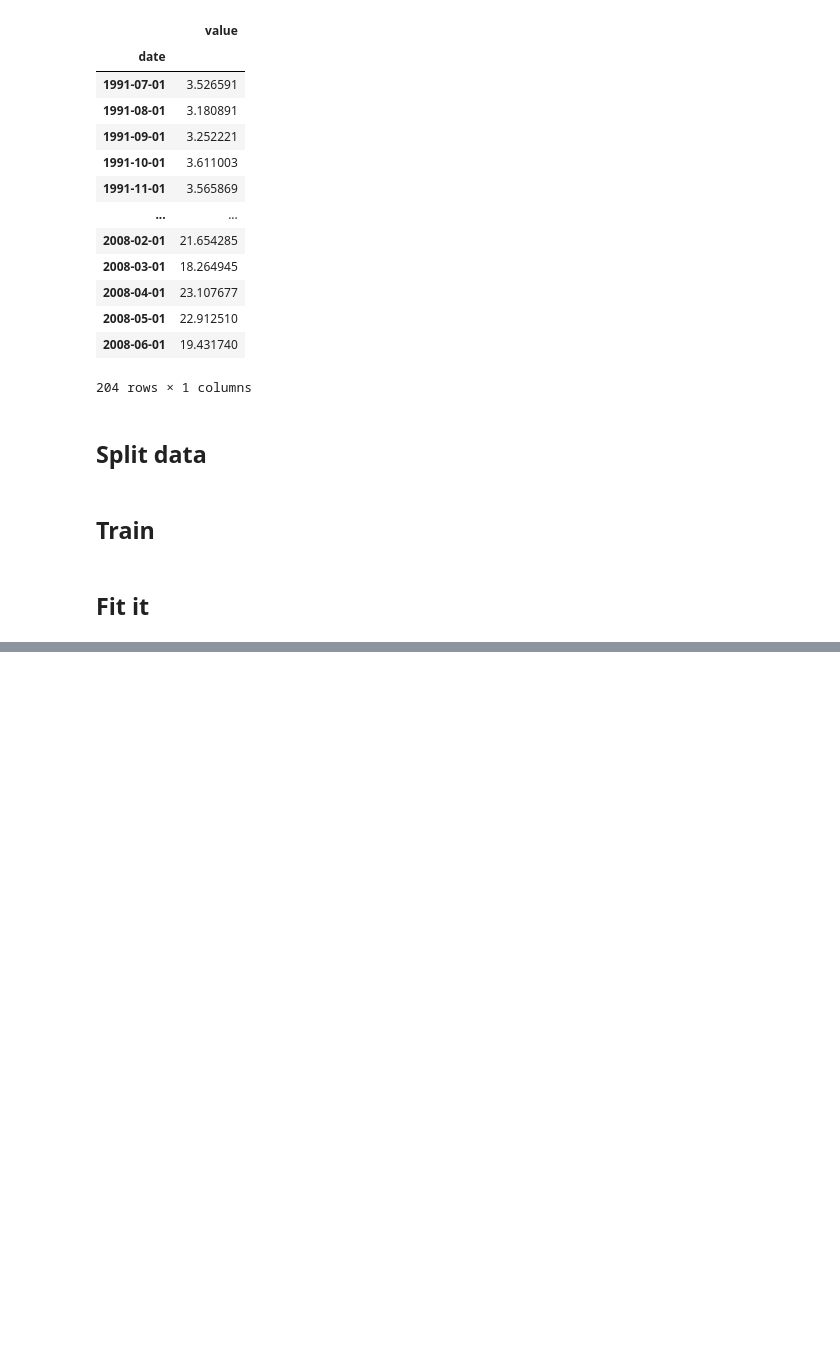
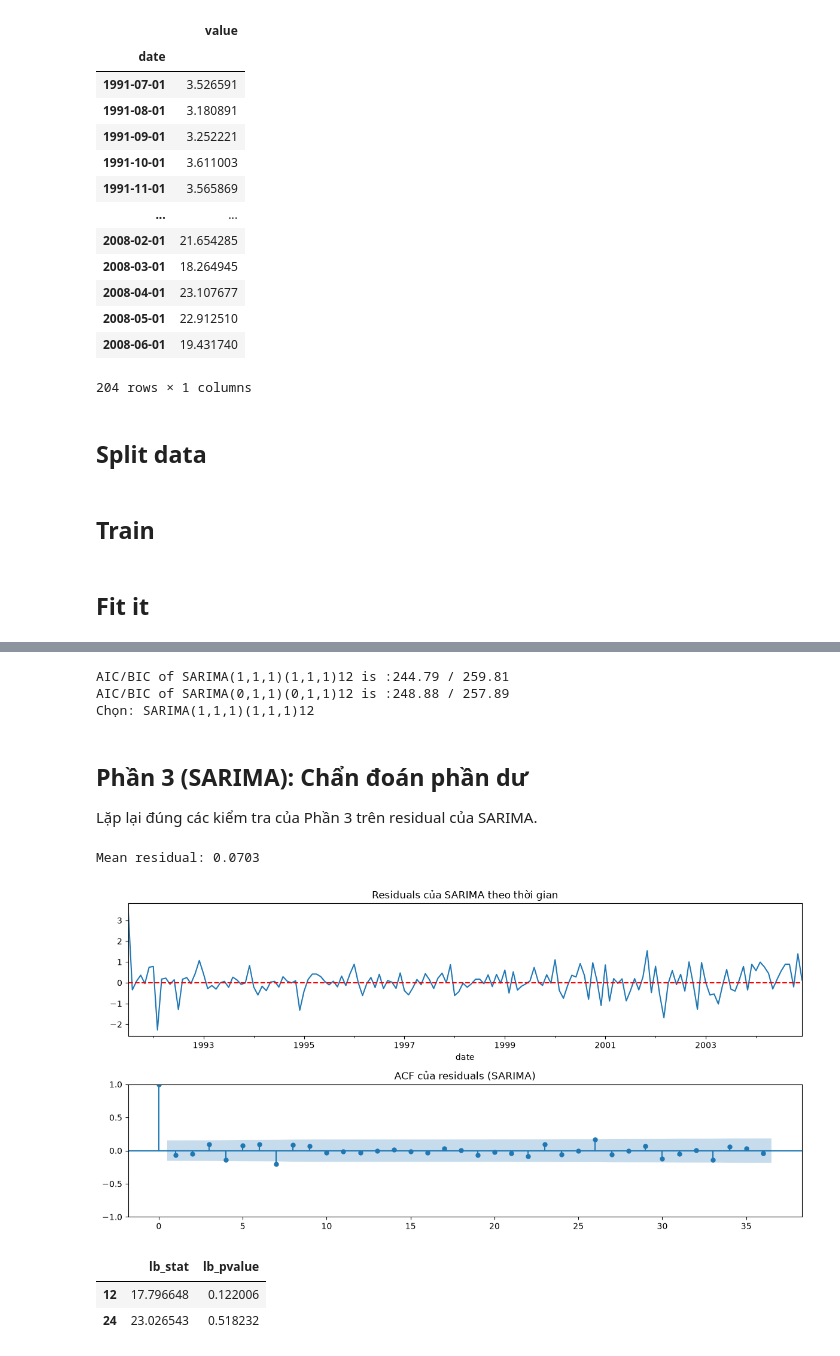
Before and after one commit to HoraCompany-VN/Times-Series-Gr3, a Jupyter notebook: Lab2/BT_Normal/src/Bai5.ipynb, the cells around one changed output, grey strips where cells are left out. Cells and saved outputs as stored; diff of their text form; code cells hidden in the pictures; blank space fills up the shorter version.

```diff
--- a/Lab2/BT_Normal/src/Bai5.ipynb
+++ b/Lab2/BT_Normal/src/Bai5.ipynb
@@ -110,0 +186,41 @@ BIC of model 2 is: 587.9829153466753
+# %%
+# SARIMA = ARIMA + thanh phan mua vu (P,D,Q) chu ky 12 thang
+sarima_1 = ARIMA(train_data, order=(1, 1, 1), seasonal_order=(1, 1, 1, 12))
+sarima_2 = ARIMA(train_data, order=(0, 1, 1), seasonal_order=(0, 1, 1, 12))
+
+sarima_1_fit = sarima_1.fit()
+sarima_2_fit = sarima_2.fit()
+
+AIC1_s, BIC1_s = sarima_1_fit.aic, sarima_1_fit.bic
+AIC2_s, BIC2_s = sarima_2_fit.aic, sarima_2_fit.bic
+print(f"AIC/BIC of SARIMA(1,1,1)(1,1,1)12 is :{AIC1_s:.2f} / {BIC1_s:.2f}")
+print(f"AIC/BIC of SARIMA(0,1,1)(0,1,1)12 is :{AIC2_s:.2f} / {BIC2_s:.2f}")
+
+sarima_fit  = sarima_1_fit if AIC1_s < AIC2_s else sarima_2_fit
+sarima_name = "SARIMA(1,1,1)(1,1,1)12" if AIC1_s < AIC2_s else "SARIMA(0,1,1)(0,1,1)12"
+print("Chọn:", sarima_name)
+# %% [output]
+AIC/BIC of SARIMA(1,1,1)(1,1,1)12 is :244.79 / 259.81
+AIC/BIC of SARIMA(0,1,1)(0,1,1)12 is :248.88 / 257.89
+Chọn: SARIMA(1,1,1)(1,1,1)12
+# %% [markdown]
+## Phần 3 (SARIMA): Chẩn đoán phần dư
+
+Lặp lại đúng các kiểm tra của Phần 3 trên residual của SARIMA.
+# %%
+resid_s = sarima_fit.resid.dropna()
+print(f"Mean residual: {resid_s.mean():.4f}")
+
+fig, axes = plt.subplots(2, 1, figsize=(12, 6))
+resid_s.plot(ax=axes[0], title="Residuals của SARIMA theo thời gian")
+axes[0].axhline(0, color="red", linestyle="--")
+plot_acf(resid_s, lags=36, ax=axes[1], title="ACF của residuals (SARIMA)")
+plt.tight_layout(); plt.show()
+
+acorr_ljungbox(resid_s, lags=[12, 24], return_df=True)
+# %% [output]
+Mean residual: 0.0703
+[figure, added]
+|  | lb_stat | lb_pvalue |
+| 12 | 17.796648 | 0.122006 |
+| 24 | 23.026543 | 0.518232 |
```
Also changed, not shown: parts of 19 cells of this notebook.
